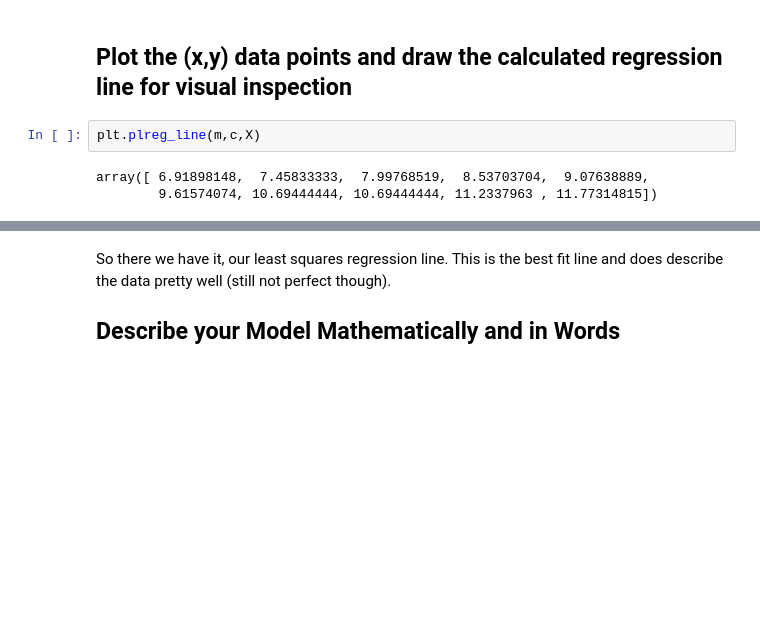
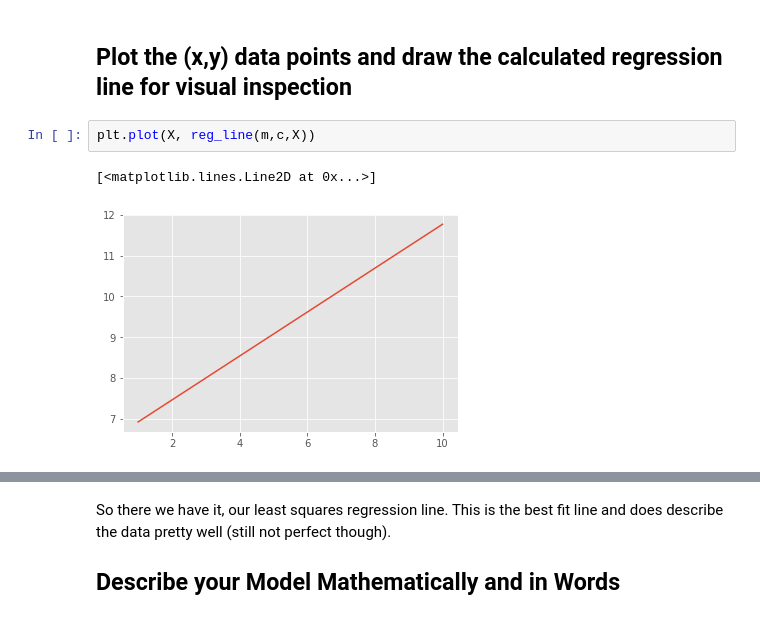
Before and after one commit to mzhou356/dsc-simple-linear-regression-lab-dc-ds-060319, a Jupyter notebook: index.ipynb, the cells around one changed output, grey strips where cells are left out. Saved outputs shown, nothing was run; the diff lists cells and outputs as text; blank space fills up the shorter version.

```diff
--- a/index.ipynb
+++ b/index.ipynb
@@ -120,10 +120,10 @@ regression_line = reg_line(m,c,X)
 # %% [markdown]
 ## Plot the (x,y) data points and draw the calculated regression line for visual inspection
 # %%
-plt.plreg_line(m,c,X)
+plt.plot(X, reg_line(m,c,X))
 # %% [output]
-array([ 6.91898148,  7.45833333,  7.99768519,  8.53703704,  9.07638889,
-        9.61574074, 10.69444444, 10.69444444, 11.2337963 , 11.77314815])
+[<matplotlib.lines.Line2D at 0x...>]
+[figure, added]
 # %%
 # Plot data and regression line
 m, c = best_fit(X,Y)
```
Also changed, not shown: parts of 1 cell of this notebook.
